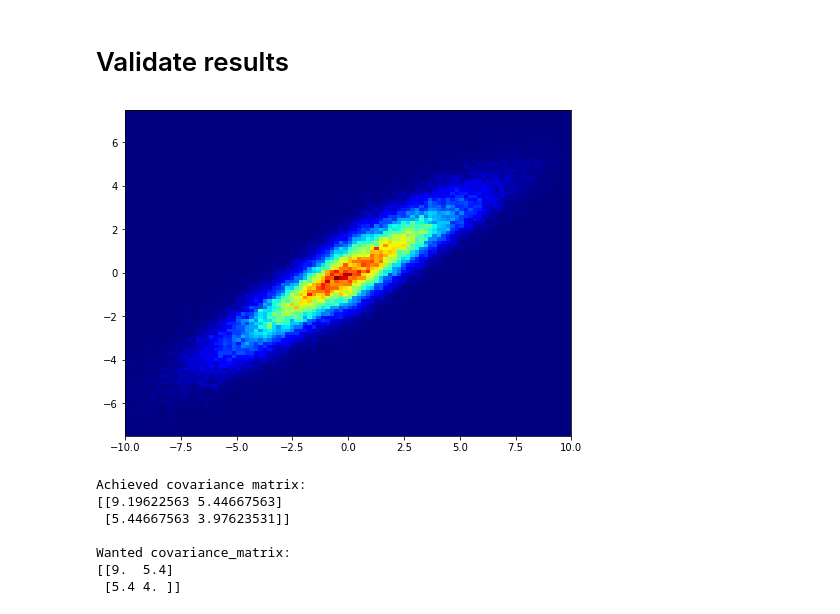
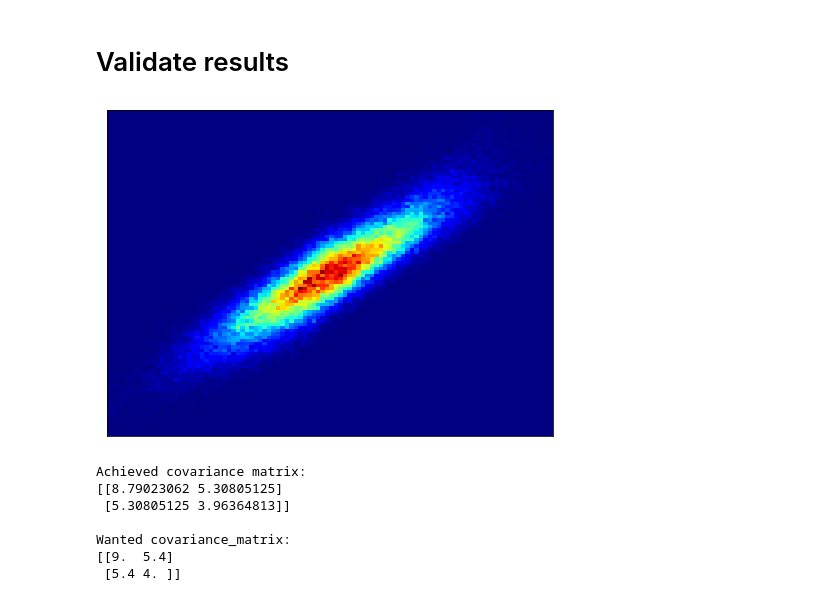
Before and after one commit to auhliarik/boltzmann-generators, a Jupyter notebook: notebooks/trivial_test_2_bivariate_normal.ipynb, the cells around one changed output. Cells and saved outputs as stored; diff of their text form; code cells hidden in the pictures.

```diff
--- a/notebooks/trivial_test_2_bivariate_normal.ipynb
+++ b/notebooks/trivial_test_2_bivariate_normal.ipynb
@@ -25,12 +25,17 @@ Covariance matrix of the distribution:
 def plot_distribution(samples):
     x = samples[:, 0]
     y = samples[:, 1]
-    plt.figure(figsize=[8, 6])
-    plt.hist2d(x, y,
-               bins=(100, 100),
-               range=[[-10, 10], [-7.5, 7.5]],
-               cmap=plt.cm.jet)
+    fig = plt.figure(figsize=[8, 6])
+    plt.hist2d(
+        x, y,
+        bins=(100, 100),
+        range=[[-10, 10], [-7.5, 7.5]],
+        cmap=plt.cm.jet
+    )
+    plt.xticks([])
+    plt.yticks([])
     plt.show()
+    return fig
 # %%
 size_of_training_set = 200000
 training_dataset = bivariate_normal_model.produce_train_dataset(size_of_training_set)
@@ -51,9 +59,9 @@ R 1 1 0
 R 1 1 0
 > 1 1 0
 # %%
-                   # w_ML, w_KL, iter, b_size, lr
-training_shedule = [[1,   0, 30,  500,  1e-3],
-                    [1,   1, 100, 1000, 1e-3]]
+                 # w_ML, w_KL, iter, b_size, lr
+training_shedule = [[1,    0,   30,   500, 5e-4],
+                    [1,    1,  250,  2000, 1e-4]]
 # %%
 loss_vals = {"loss": np.array([]), "ML_loss": np.array([]), "KL_loss": np.array([])}
 
@@ -67,7 +75,7 @@ for training_variables in training_shedule:
                                  lr = training_variables[4])
 
     for loss_name in current_loss_vals:
-        loss_vals[loss_name] = np.append(loss_vals[loss_name], current_loss_vals[loss_name])
+        loss_vals[loss_name] = current_loss_vals[loss_name]
 
         plt.plot(loss_vals[loss_name], label=loss_name)
 
@@ -96,9 +110,12 @@ Iteration 90/100: loss: 1.9270 ML_loss: 1.9509 KL_loss: -0.0239
 # %%
 n_samples = 100000
 sample = bg.sample(n_samples)[1]
-plot_distribution(sample)
+fig = plot_distribution(sample)
+
+fig.tight_layout()
+fig.savefig("../results/trivial_tests/bivariate_sampled.png", dpi=300)
 # %% [output]
-[figure, old version]
+[figure, new version]
 # %%
 cov = np.dot(sample.T, sample)
 print("Achieved covariance matrix:")
@@ -108,8 +125,8 @@ print("Wanted covariance_matrix:")
 print(bivariate_normal_model.cov)
 # %% [output]
 Achieved covariance matrix:
-[[9.19622563 5.44667563]
- [5.44667563 3.97623531]]
+[[8.79023062 5.30805125]
+ [5.30805125 3.96364813]]
 
 Wanted covariance_matrix:
 [[9.  5.4]
```
Also changed, not shown: parts of 2 cells of this notebook, 1 other file.
